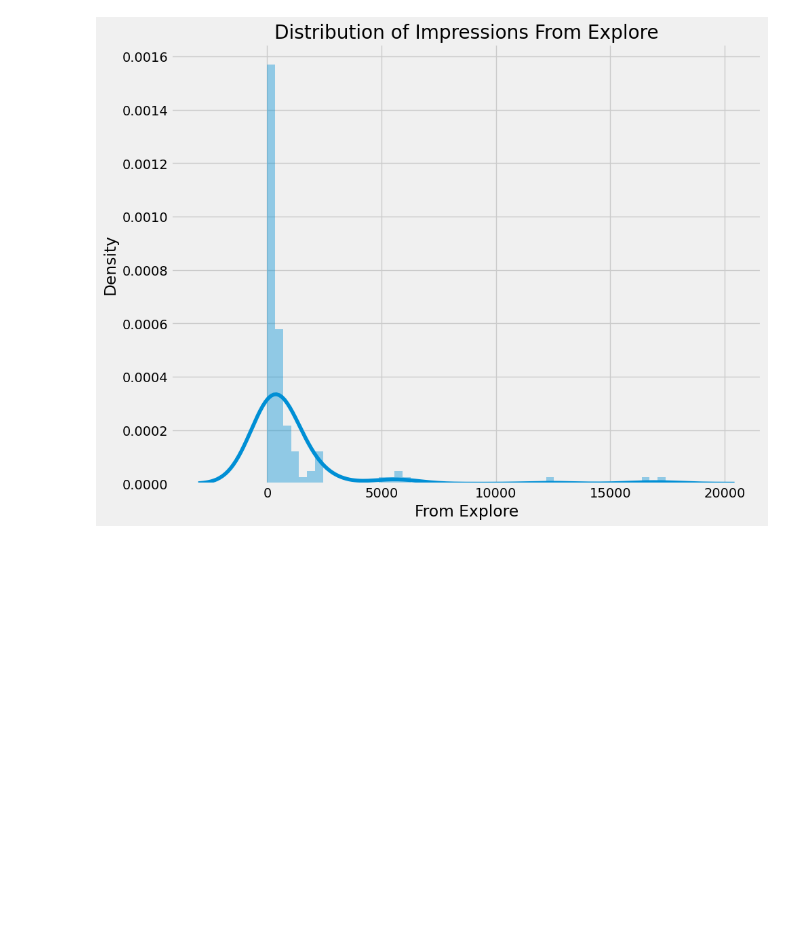
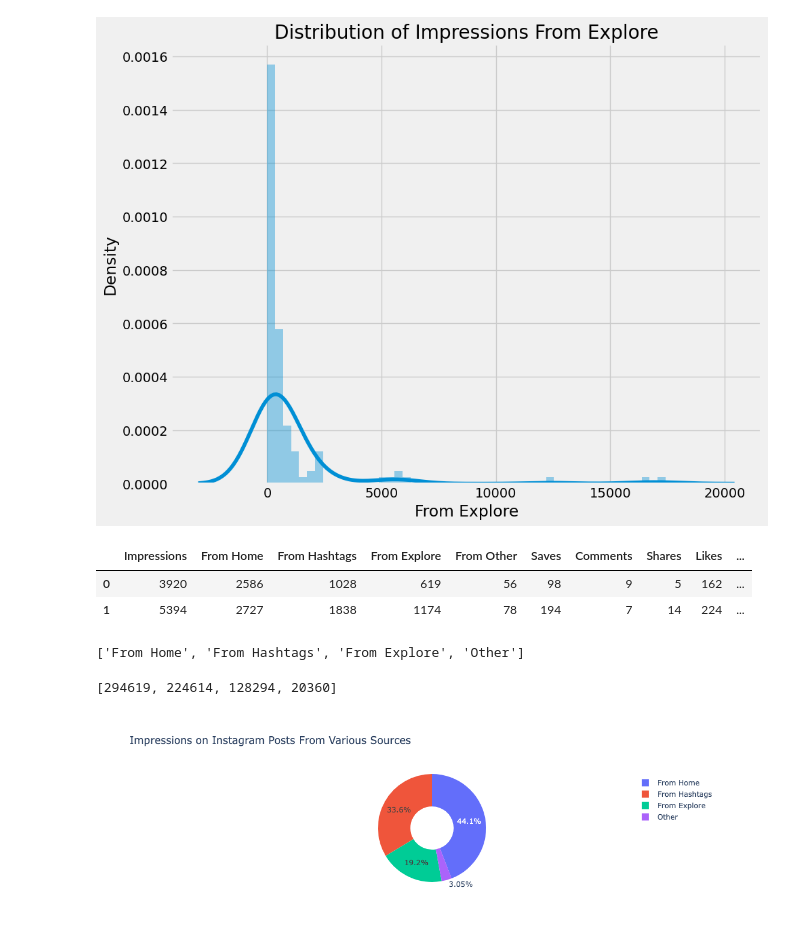
Before and after one commit to beniamine3155/Python_Data_Analysis_Projects, a Jupyter notebook: Instagram_Reach_Analysis/instagram.ipynb, the cells around one changed output. Cells and saved outputs as stored; diff of their text form; code cells hidden in the pictures; blank space fills up the shorter version.

```diff
--- a/Instagram_Reach_Analysis/instagram.ipynb
+++ b/Instagram_Reach_Analysis/instagram.ipynb
@@ -103,3 +103,30 @@ https://gist.github.com/mwaskom/de44147ed2974457ad6372750bbe5751
 
   sns.distplot(data['From Explore'])
 [figure]
+# %%
+data.head(2)
+# %% [output]
+|  | Impressions | From Home | From Hashtags | From Explore | From Other | Saves | Comments | Shares | Likes | ... |
+| 0 | 3920 | 2586 | 1028 | 619 | 56 | 98 | 9 | 5 | 162 | ... |
+| 1 | 5394 | 2727 | 1838 | 1174 | 78 | 194 | 7 | 14 | 224 | ... |
+# %%
+home = data["From Home"].sum()
+hashtags = data["From Hashtags"].sum()
+explore = data["From Explore"].sum()
+other = data["From Other"].sum()
+# %%
+labels = ['From Home','From Hashtags','From Explore','Other']
+values = [home, hashtags, explore, other]
+# %%
+labels
+# %% [output]
+['From Home', 'From Hashtags', 'From Explore', 'Other']
+# %%
+values
+# %% [output]
+[294619, 224614, 128294, 20360]
+# %%
+fig = px.pie(data, values=values, names=labels, title='Impressions on Instagram Posts From Various Sources', hole=0.4)
+fig.show()
+# %% [output]
+[figure, added]
```
Also changed, not shown: parts of 19 cells of this notebook, 1 other file.
